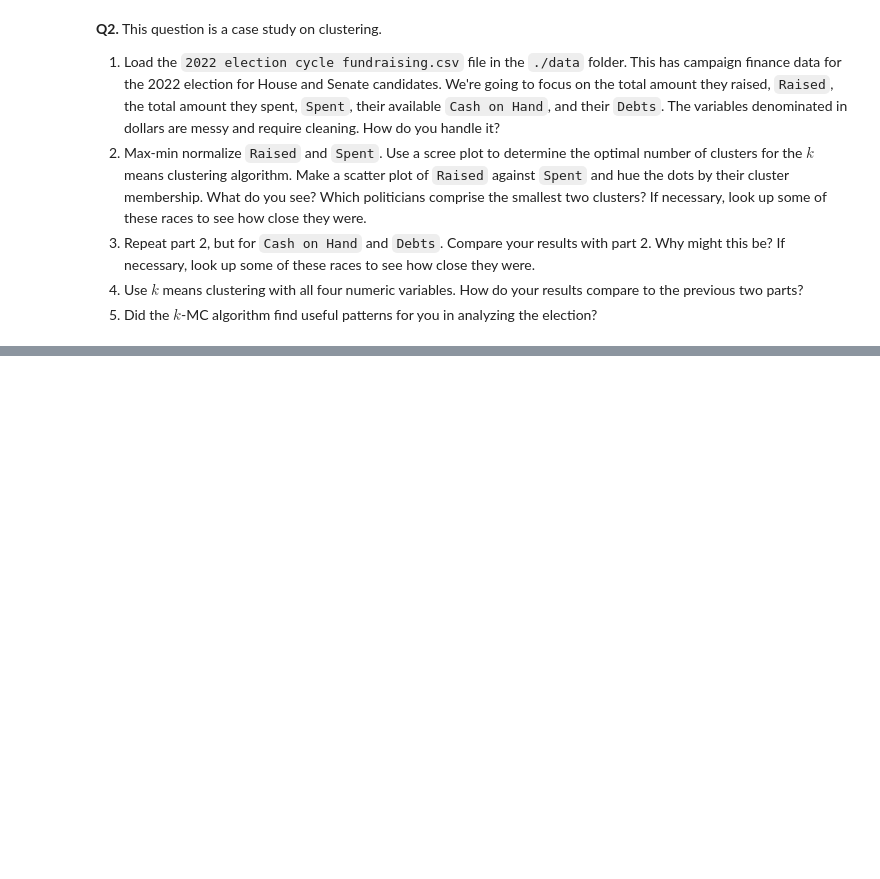
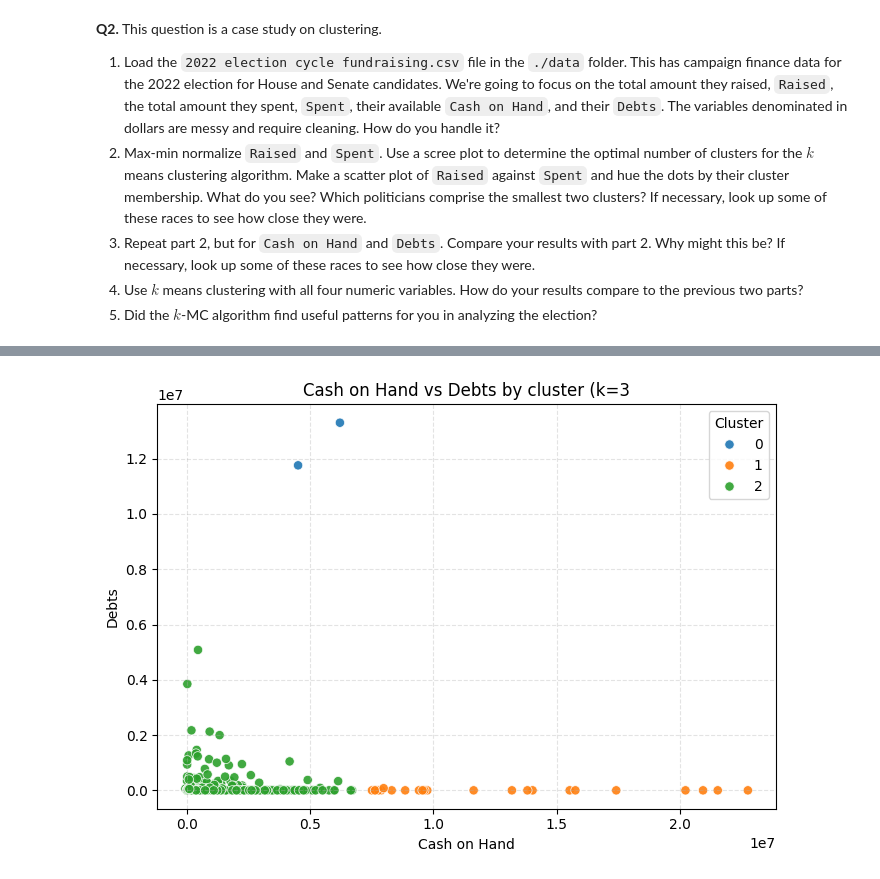
Before and after one commit to amn8ge/clustering_assignment, a Jupyter notebook: assignment_clustering.ipynb, the cells around one changed output, grey strips where cells are left out. Drawn from its saved outputs; the diff is of its cells as text; code cells hidden in the pictures; blank space fills up the shorter version.

```diff
--- a/assignment_clustering.ipynb
+++ b/assignment_clustering.ipynb
@@ -199,0 +339,19 @@ plt.show()
+# %%
+# Scatter plot
+# pick k from scree plot
+k_opt = 3
+labels = KMeans(n_clusters=k_opt, n_init=10, random_state=0).fit_predict(X_cd)
+election['cluster_cd'] = labels
+
+# plot
+plt.figure(figsize=(7,5))
+sns.scatterplot(data=election, x='Cash on Hand', y='Debts',
+                hue='cluster_cd', palette='tab10', s=45, alpha=0.9)
+plt.title(f'Cash on Hand vs Debts by cluster (k=3')
+plt.xlabel('Cash on Hand'); plt.ylabel('Debts')
+plt.legend(title='Cluster')
+plt.grid(True, linestyle='--', alpha=0.35)
+plt.tight_layout()
+plt.show()
+# %% [output]
+[figure, added]
```
Also changed, not shown: parts of 20 cells of this notebook.
